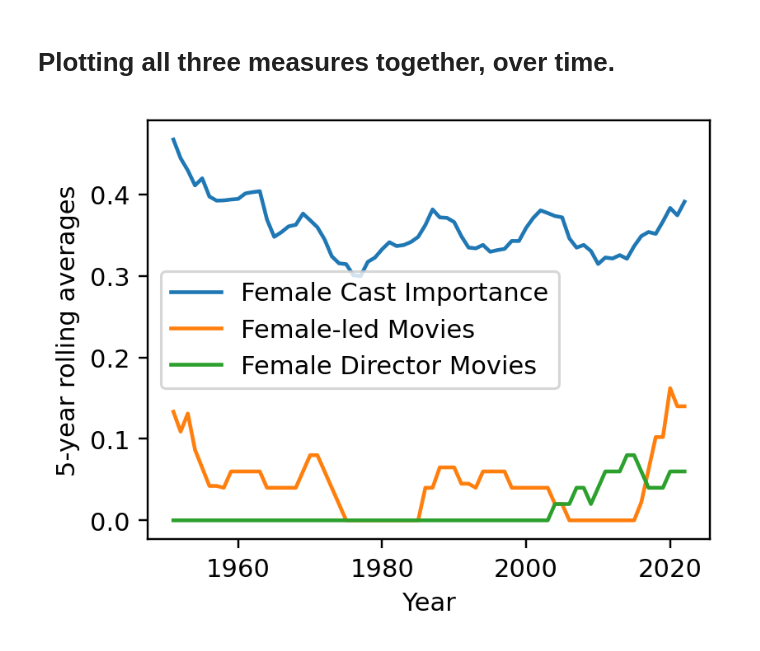
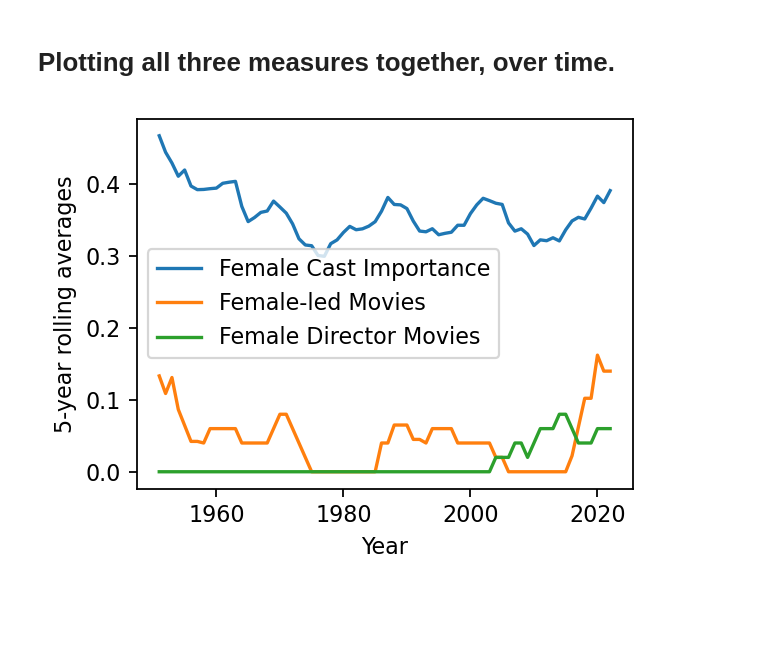
Before and after one commit to venusatuluri/analyses, a Jupyter notebook: bollywood/female_representation_in_bollywood_hits.ipynb, the cells around one changed output. Saved outputs shown, nothing was run; the diff lists cells and outputs as text; code cells hidden in the pictures; blank space fills up the shorter version.

```diff
--- a/bollywood/female_representation_in_bollywood_hits.ipynb
+++ b/bollywood/female_representation_in_bollywood_hits.ipynb
@@ -157,26 +180,26 @@ display(HTML(subset.to_html(escape=False)))
 # %%
 cast_importance = df.groupby('year')['female_cast_importance'].mean().rolling(window=5).mean()
 female_led = df.groupby('year')['female-led'].mean().rolling(window=5).mean()
 female_director = df.groupby('year')['female_director'].mean().rolling(window=5).mean()
 
-desired_dpi = 220
+desired_dpi = 160
 fig_width, fig_height = 4, 3
 
 plt.figure(figsize=(fig_width, fig_height), dpi=desired_dpi)
 # Plot each series
 plt.plot(cast_importance, label='Female Cast Importance')
 plt.plot(female_led, label='Female-led Movies')
 plt.plot(female_director, label='Female Director Movies')
 
 # Set plot title and labels
 #plt.title('Evolution of Female Representation in Movies')
 plt.xlabel('Year')
 plt.ylabel('5-year rolling averages')
 
 # Show the legend
 plt.legend()
 
 # Display the plot
 plt.show()
 # %% [output]
-[figure, old version]
+[figure, new version]
```
Also changed, not shown: parts of 4 cells of this notebook.
